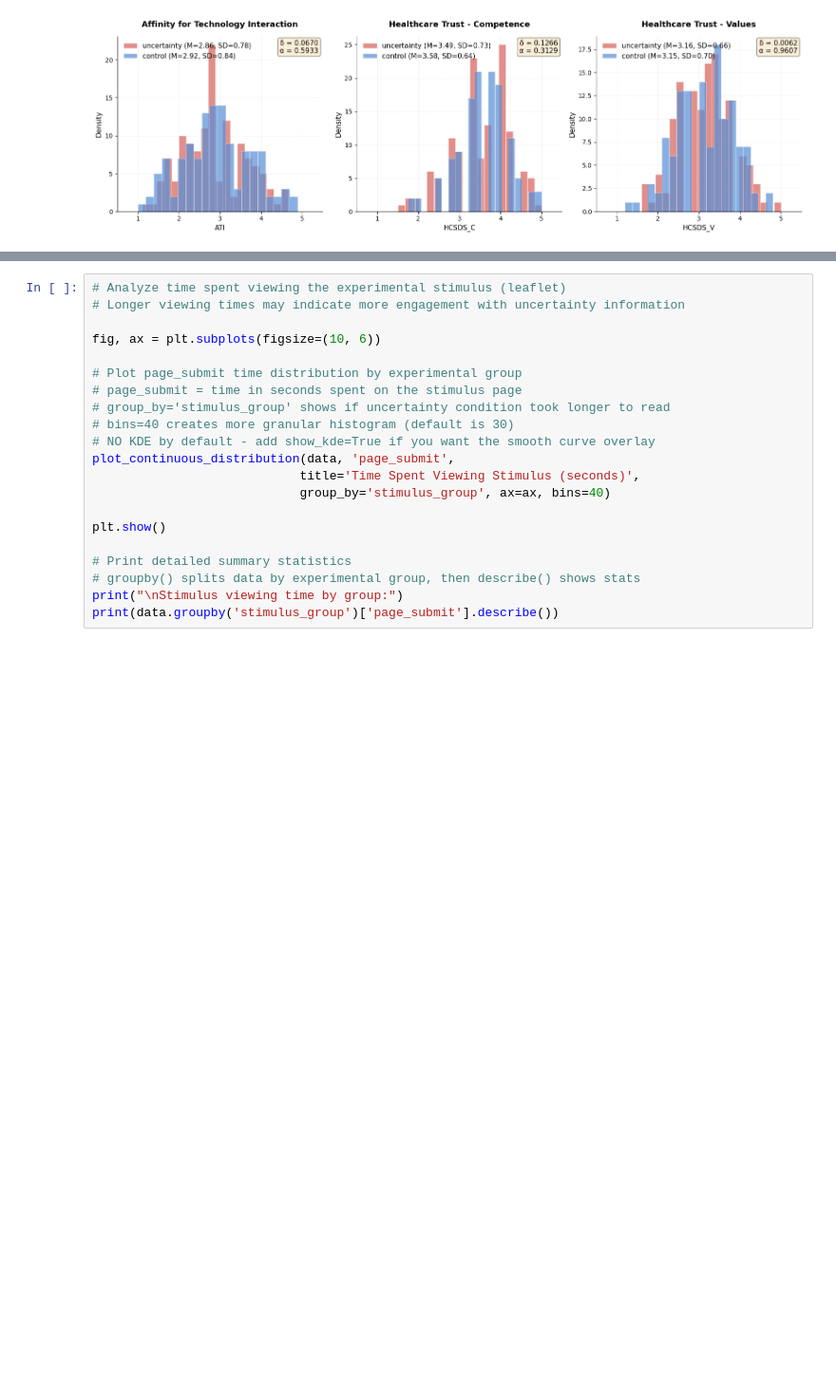
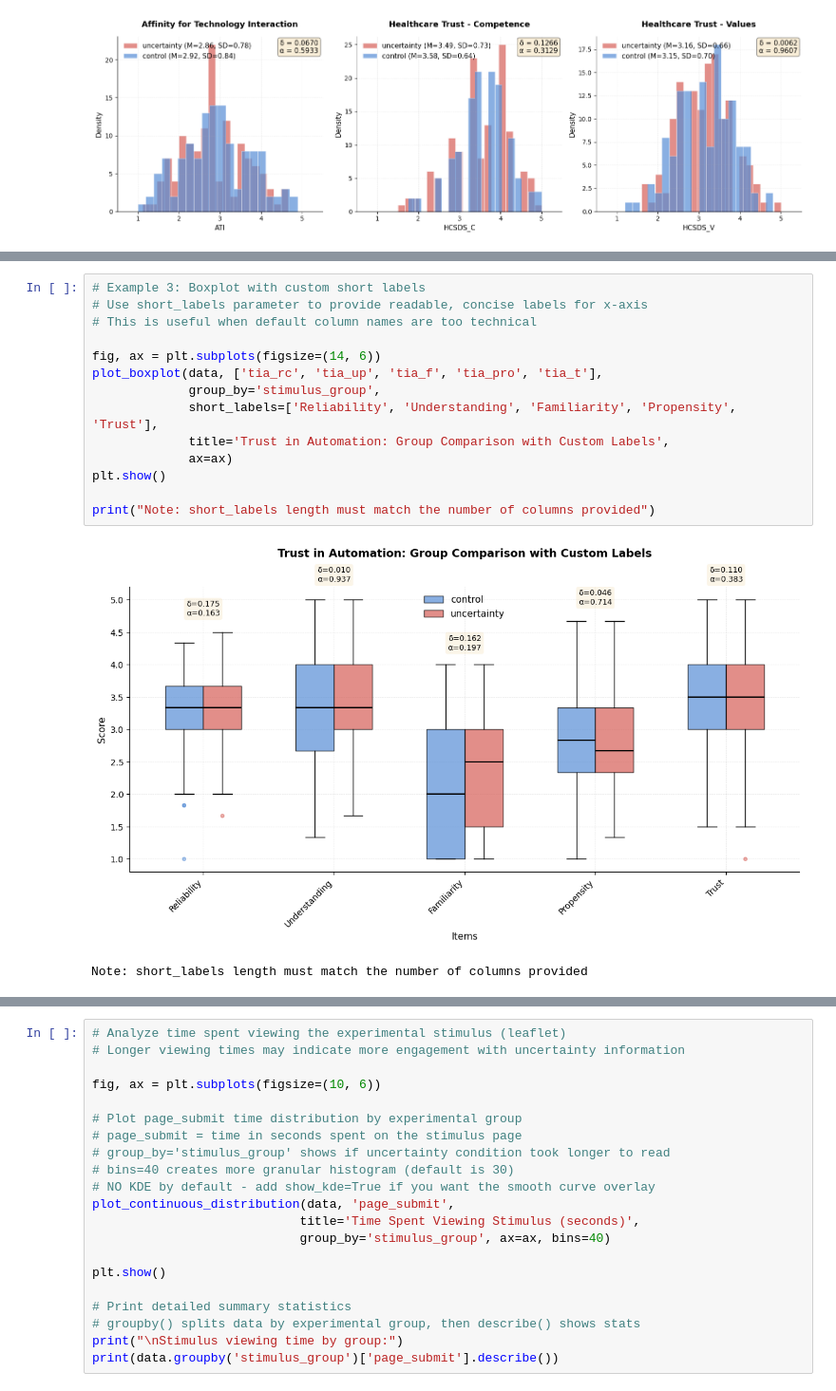
Before and after one commit to TimWiesner99/thesis-analysis, a Jupyter notebook: processing/plot_examples.ipynb, the cells around one changed output, grey strips where cells are left out. Shown at 95% size. Cells and saved outputs as stored; diff of their text form; blank space fills up the shorter version.

```diff
--- a/processing/overview.ipynb
+++ b/processing/plot_examples.ipynb
@@ -221,0 +248,17 @@ plt.show()
+# %%
+# Example 3: Boxplot with custom short labels
+# Use short_labels parameter to provide readable, concise labels for x-axis
+# This is useful when default column names are too technical
+
+fig, ax = plt.subplots(figsize=(14, 6))
+plot_boxplot(data, ['tia_rc', 'tia_up', 'tia_f', 'tia_pro', 'tia_t'],
+             group_by='stimulus_group',
+             short_labels=['Reliability', 'Understanding', 'Familiarity', 'Propensity', 'Trust'],
+             title='Trust in Automation: Group Comparison with Custom Labels',
+             ax=ax)
+plt.show()
+
+print("Note: short_labels length must match the number of columns provided")
+# %% [output]
+[figure, added]
+Note: short_labels length must match the number of columns provided
```
Also changed, not shown: parts of 11 cells of this notebook, 2 other files.
